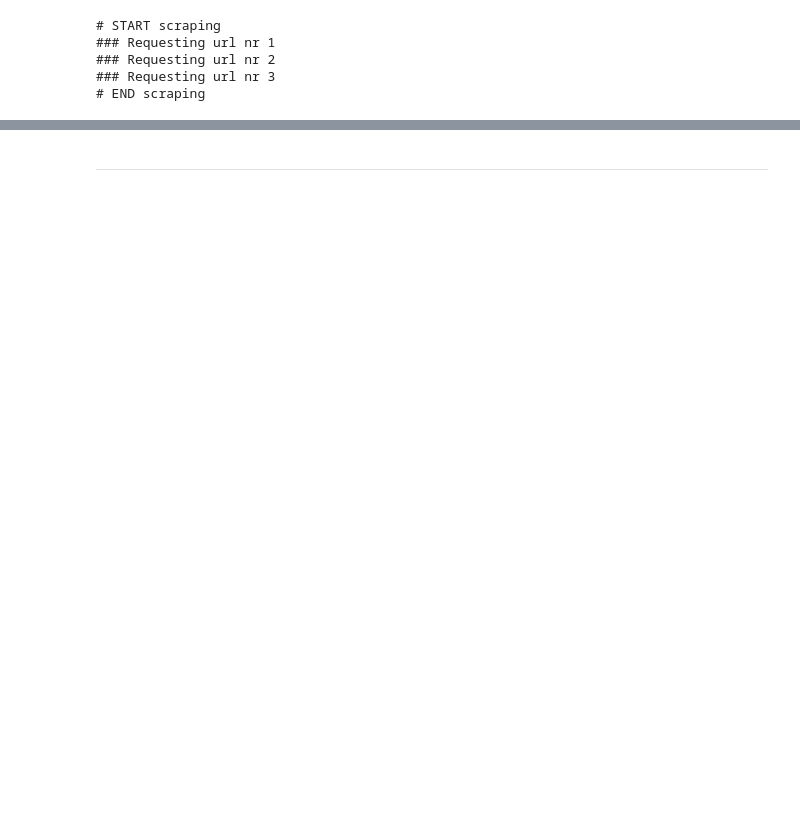
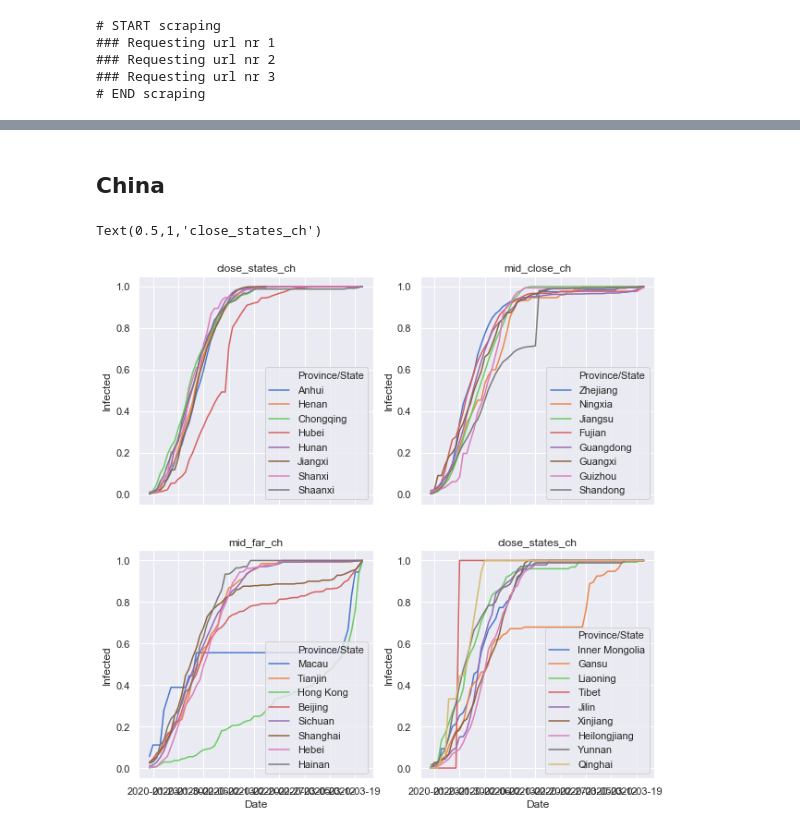
Before and after one commit to matthiasboeker/Covid_19_Forecast, a Jupyter notebook: Notebooks/Exploration.ipynb, the cells around one changed output, grey strips where cells are left out. Drawn from its saved outputs; the diff is of its cells as text; code cells hidden in the pictures; blank space fills up the shorter version.

```diff
--- a/Notebooks/Exploration.ipynb
+++ b/Notebooks/Exploration.ipynb
@@ -34,0 +22,8 @@ CH.sample(10)
+# %%
+# Rescaling core features
+def scale_features_by_state(df, STATES):
+    for state in STATES:
+        df.loc[df['Province/State'] == state, "Deaths"] = df[df['Province/State'] == state].Deaths.transform(lambda x: x*(1/x.max())).fillna(0)
+        df.loc[df['Province/State'] == state, "Infected"] = df[df['Province/State'] == state].Infected.transform(lambda x: x*(1/x.max())).fillna(0)
+        df.loc[df['Province/State'] == state, "Recovered"] = df[df['Province/State'] == state].Recovered.transform(lambda x: x*(1/x.max())).fillna(0)
+    return df
@@ -35,2 +44,33 @@ CH.sample(10)
 # %% [markdown]
----
+## China
+# %%
+# Get chinese data
+CH = country_filter(data, Country='China')
+
+#Calculate the distance to Hubei
+CH['Distance'] = np.square(np.power(CH['Long']-CH.loc[CH['Province/State']=='Hubei','Long'],2)+np.power(CH['Lat']-CH.loc[CH['Province/State']=='Hubei','Lat'],2))
+
+# Get stated ordered by distance
+STATES_CH = CH.sort_values('Distance')['Province/State'].drop_duplicates()
+
+CH = scale_features_by_state(CH, STATES_CH)
+# %%
+close_states_ch = CH[CH['Province/State'].isin(STATES[:int(len(STATES)/4)])]
+mid_close_ch =  CH[CH['Province/State'].isin(STATES[int(len(STATES)/4):int(len(STATES)/4)*2])]
+mid_far_ch =  CH[CH['Province/State'].isin(STATES[2*int(len(STATES)/4):int(len(STATES)/4)*3])]
+far_states_ch =  CH[CH['Province/State'].isin(STATES[3*int(len(STATES)/4):])]
+# %%
+import numpy as np
+import seaborn as sns
+import matplotlib.pyplot as plt
+
+sns.set(style="darkgrid", palette="muted", color_codes=True)
+
+f, axes = plt.subplots(2, 2, figsize=(10, 10), sharex=True)
+sns.lineplot(x="Date", y="Infected", hue="Province/State", data=close_states_ch, ax=axes[0, 0]).set_title("close_states_ch")
+sns.lineplot(x="Date", y="Infected", hue="Province/State", data=mid_close_ch, ax=axes[0, 1]).set_title("mid_close_ch")
+sns.lineplot(x="Date", y="Infected", hue="Province/State", data=mid_far_ch, ax=axes[1, 0]).set_title("mid_far_ch")
+sns.lineplot(x="Date", y="Infected", hue="Province/State", data=far_states_ch, ax=axes[1, 1]).set_title("close_states_ch")
+# %% [output]
+Text(0.5,1,'close_states_ch')
+[figure, added]
```
Also changed, not shown: parts of 7 cells of this notebook.
